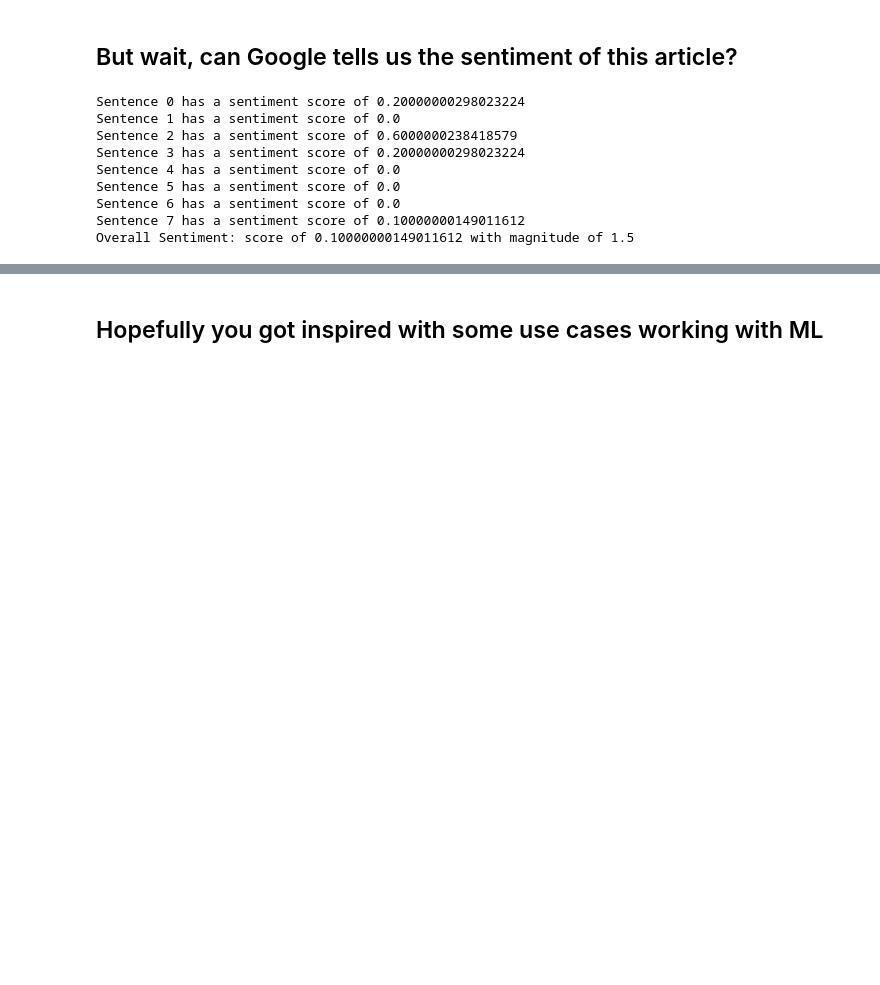
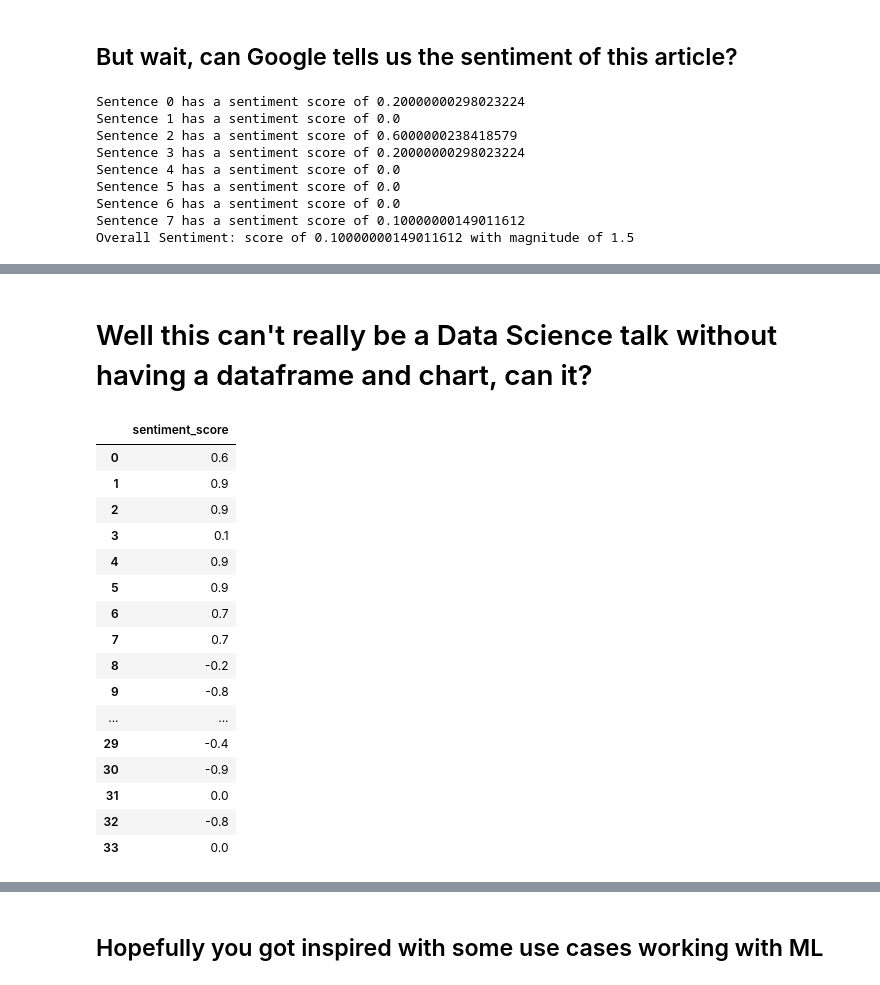
Before and after one commit to jcamier/dfw_google_vision_talk, a Jupyter notebook: dfw_google_api_ml.ipynb, the cells around one changed output, grey strips where cells are left out. Saved outputs shown, nothing was run; the diff lists cells and outputs as text; code cells hidden in the pictures; blank space fills up the shorter version.

```diff
--- a/dfw_google_api_ml.ipynb
+++ b/dfw_google_api_ml.ipynb
@@ -331,0 +515,23 @@ Overall Sentiment: score of 0.10000000149011612 with magnitude of 1.5
+# %% [markdown]
+# Well this can't really be a Data Science talk without having a dataframe and chart, can it?
+# %%
+sentiment_df = pd.DataFrame.from_dict(reviews_sentiment_dict, orient='index', columns=['sentiment_score'])
+sentiment_df
+# %% [output]
+|  | sentiment_score |
+| 0 | 0.6 |
+| 1 | 0.9 |
+| 2 | 0.9 |
+| 3 | 0.1 |
+| 4 | 0.9 |
+| 5 | 0.9 |
+| 6 | 0.7 |
+| 7 | 0.7 |
+| 8 | -0.2 |
+| 9 | -0.8 |
+| ... | ... |
+| 29 | -0.4 |
+| 30 | -0.9 |
+| 31 | 0.0 |
+| 32 | -0.8 |
+| 33 | 0.0 |
```
Also changed, not shown: parts of 22 cells of this notebook, 3 other files.
